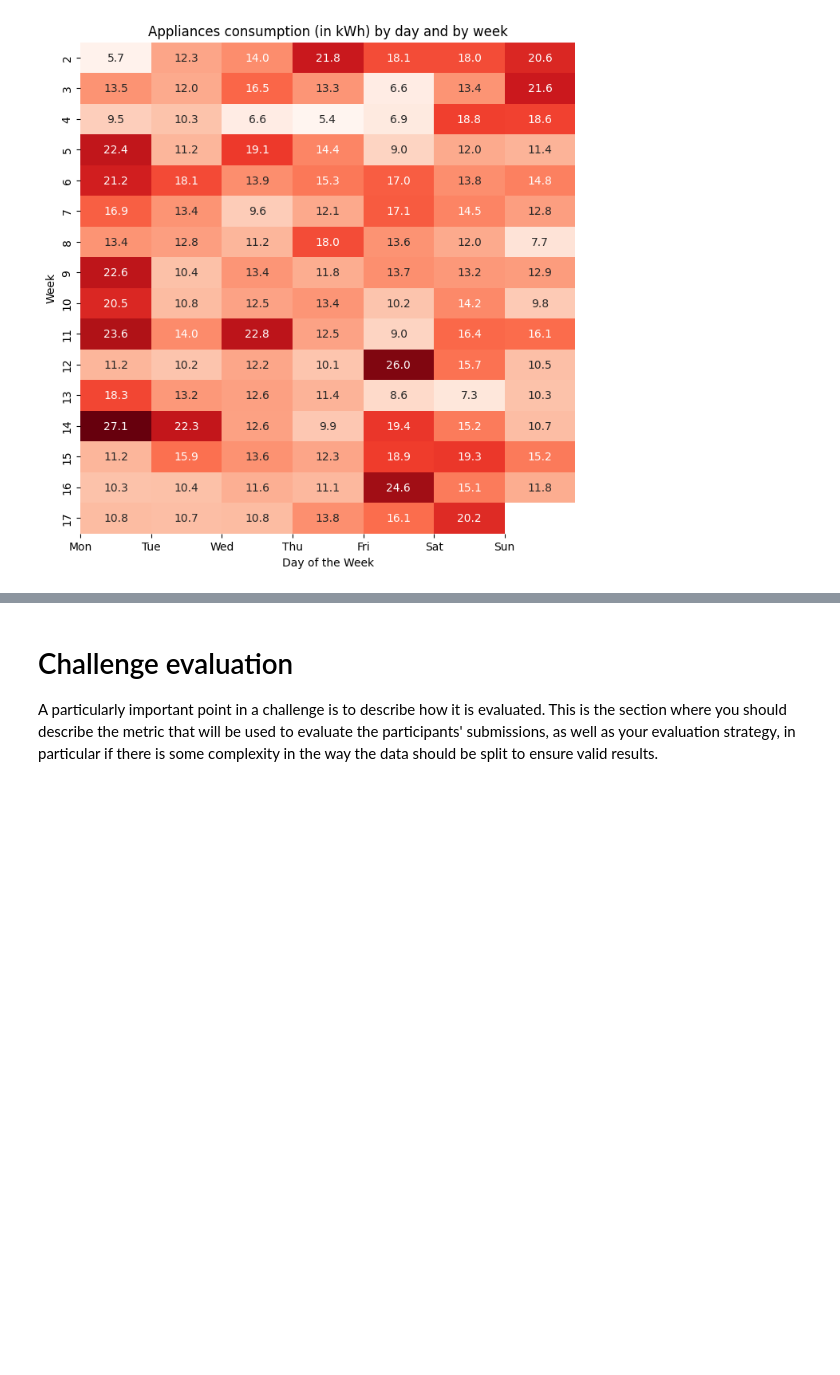
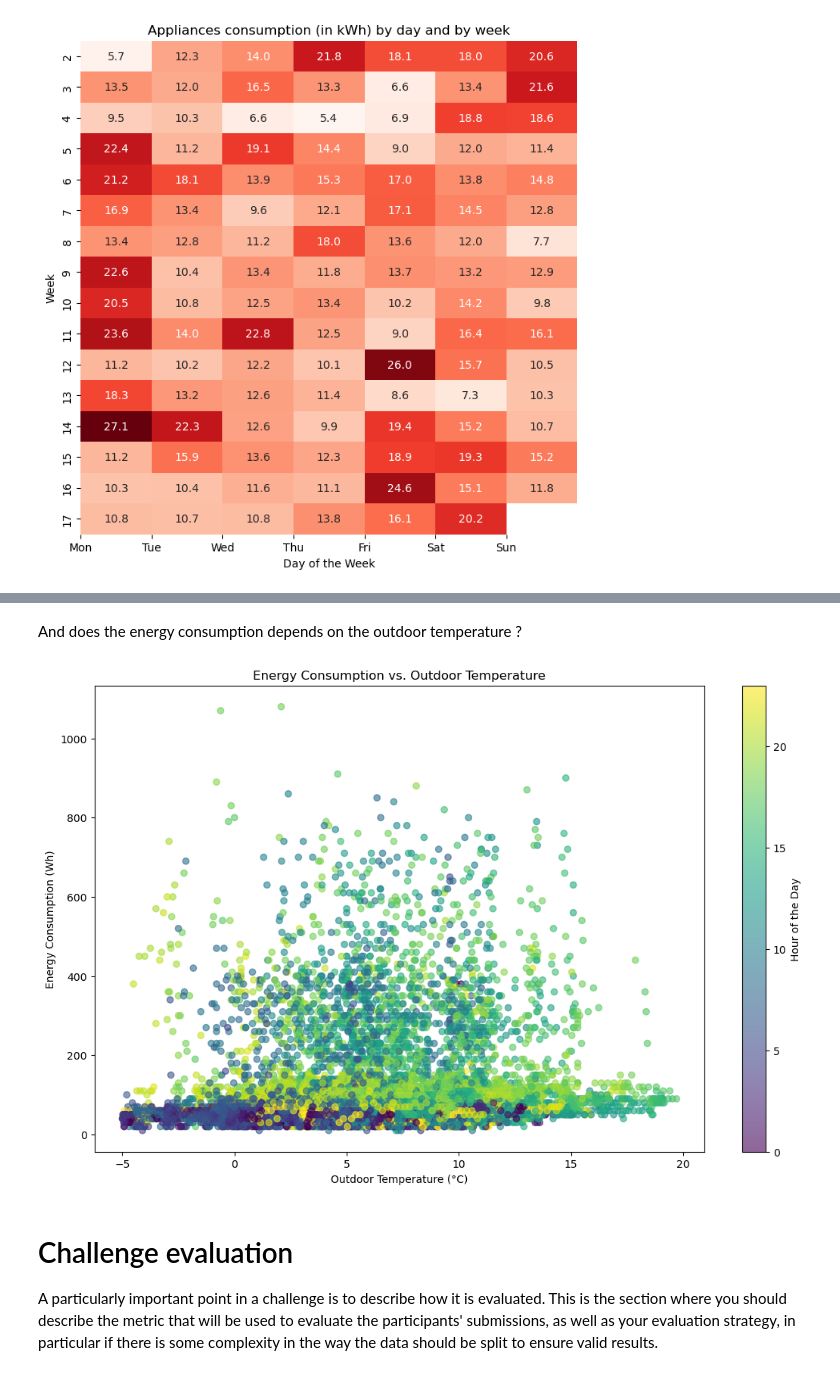
Before and after one commit to N22Toumi/Data_Challenge_M2DS_2025, a Jupyter notebook: template_starting_kit.ipynb, the cells around one changed output, grey strips where cells are left out. Drawn from its saved outputs; the diff is of its cells as text; code cells hidden in the pictures; blank space fills up the shorter version.

```diff
--- a/template_starting_kit.ipynb
+++ b/template_starting_kit.ipynb
@@ -107,3 +123,17 @@ plt.show()
+# %% [markdown]
+And does the energy consumption depends on the outdoor temperature ?
+# %%
+df['Hour'] = df.index.hour
+plt.figure(figsize=(13,8))
+scatter = plt.scatter(df['T_out'], df['Appliances'], c=df['Hour'], cmap='viridis', alpha=0.6)
+plt.xlabel("Outdoor Temperature (°C)")
+plt.ylabel("Energy Consumption (Wh)")
+plt.title("Energy Consumption vs. Outdoor Temperature")
+cbar = plt.colorbar(scatter)
+cbar.set_label("Hour of the Day")
+plt.show()
+# %% [output]
+[figure, added]
 # %% [markdown]
 # Challenge evaluation
 
```
Also changed, not shown: parts of 10 cells of this notebook.
